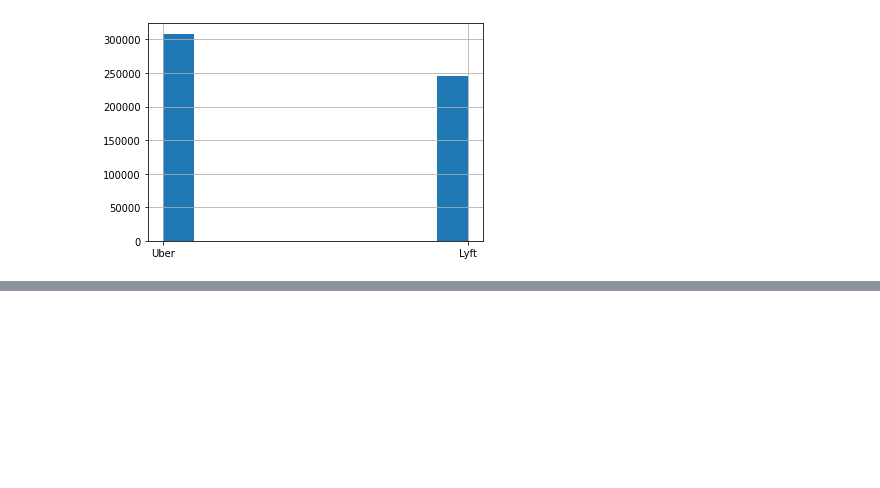
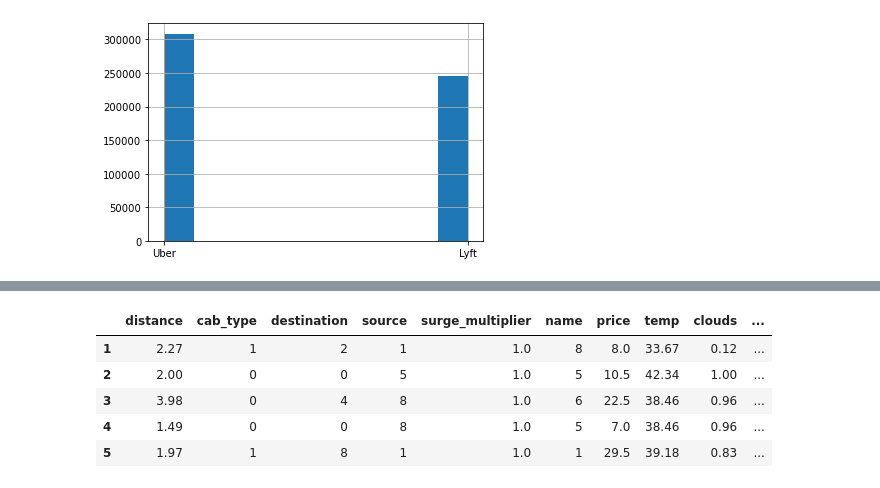
Before and after one commit to aymanmostafa11/Taxi-Ride-Fare-Prediction, a Jupyter notebook: ML Project.ipynb, the cells around one changed output, grey strips where cells are left out. Drawn from its saved outputs; the diff is of its cells as text; code cells hidden in the pictures; blank space fills up the shorter version.

```diff
--- a/ML Project.ipynb
+++ b/ML Project.ipynb
@@ -329,0 +343,9 @@ mergedData['surge_multiplier'].hist()
+# %%
+mergedData.head()
+# %% [output]
+|  | distance | cab_type | destination | source | surge_multiplier | name | price | temp | clouds | ... |
+| 1 | 2.27 | 1 | 2 | 1 | 1.0 | 8 | 8.0 | 33.67 | 0.12 | ... |
+| 2 | 2.00 | 0 | 0 | 5 | 1.0 | 5 | 10.5 | 42.34 | 1.00 | ... |
+| 3 | 3.98 | 0 | 4 | 8 | 1.0 | 6 | 22.5 | 38.46 | 0.96 | ... |
+| 4 | 1.49 | 0 | 0 | 8 | 1.0 | 5 | 7.0 | 38.46 | 0.96 | ... |
+| 5 | 1.97 | 1 | 8 | 1 | 1.0 | 1 | 29.5 | 39.18 | 0.83 | ... |
```
Also changed, not shown: parts of 16 cells of this notebook.
